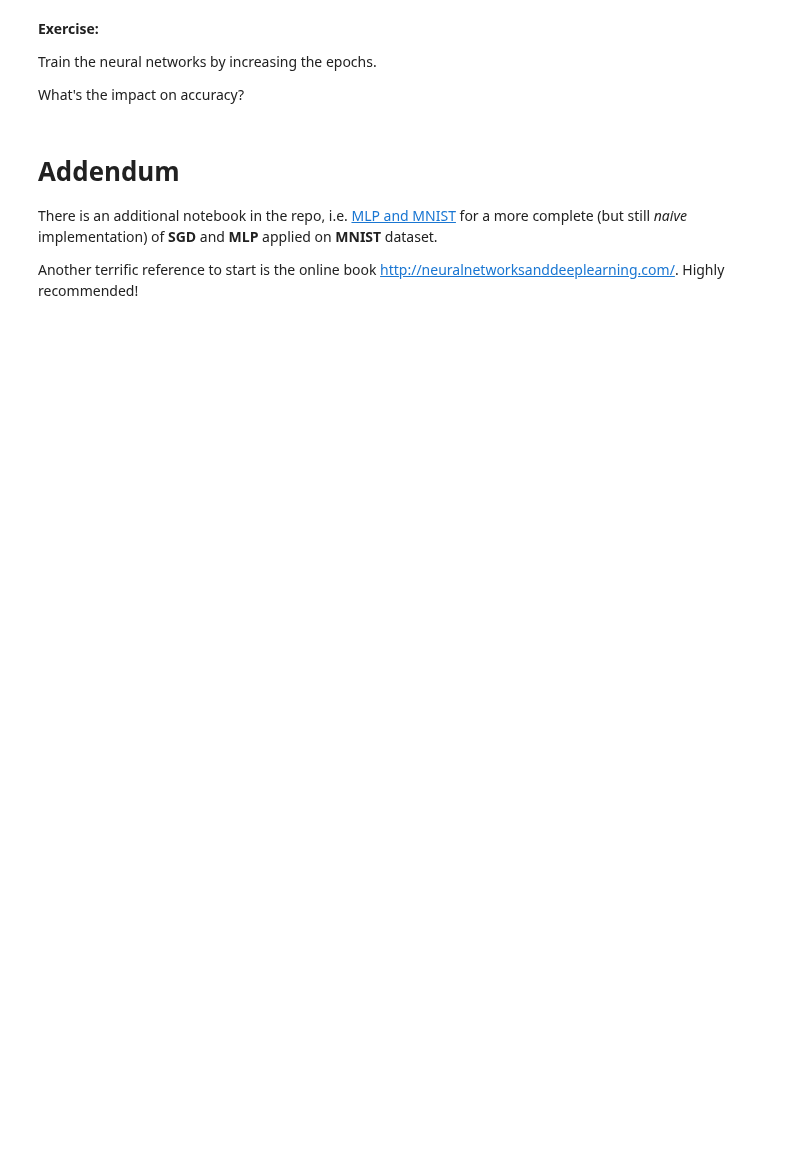
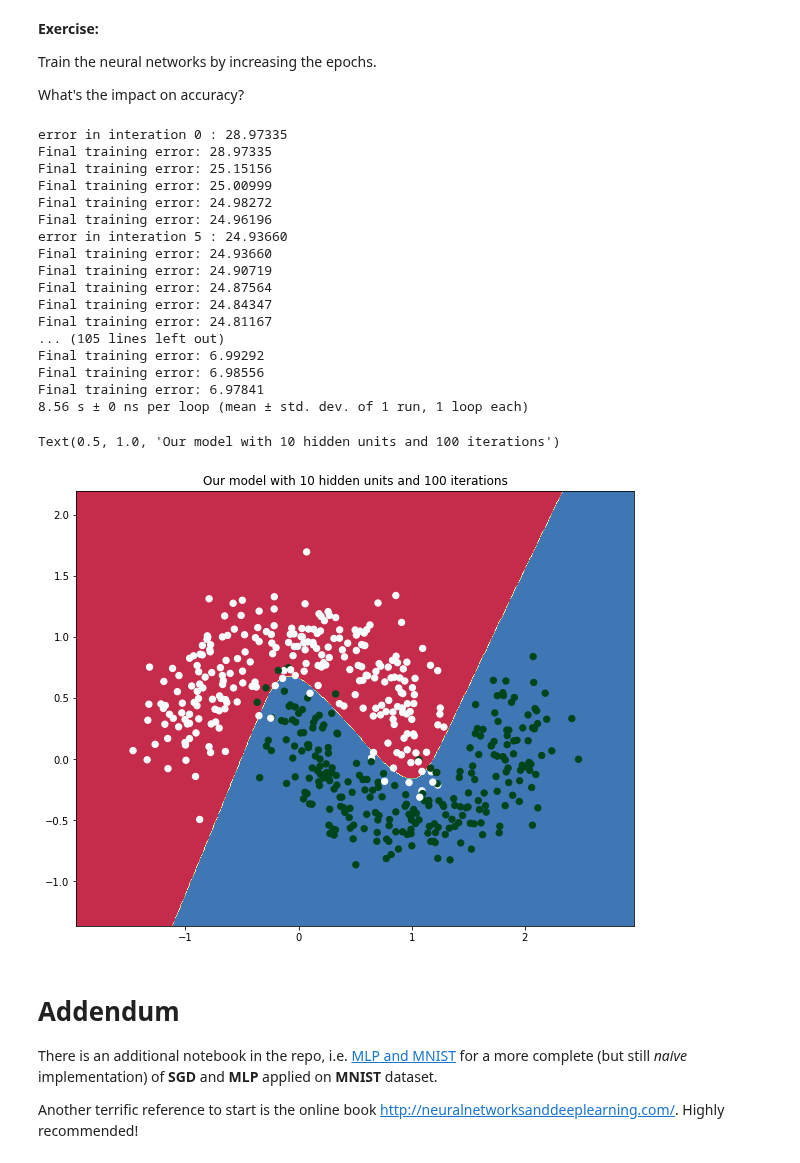
Before and after one commit to leriomaggio/deep-learning-keras-tensorflow, a Jupyter notebook: 1. ANN/1.1 Introduction - Deep Learning and ANN.ipynb, the cells around one changed output. Cells and saved outputs as stored; diff of their text form; code cells hidden in the pictures; blank space fills up the shorter version.

```diff
--- a/1. ANN/1.1 Introduction - Deep Learning and ANN.ipynb
+++ b/1. ANN/1.1 Introduction - Deep Learning and ANN.ipynb
@@ -487,3 +492,29 @@ What's the impact on accuracy?
+# %%
+# %load ../solutions/sol_112.py
+ann = MLP(2, 10, 1)
+%timeit -n 1 -r 1 ann.train(zip(X,y), iterations=100)
+plot_decision_boundary(ann)
+plt.title("Our model with 10 hidden units and 100 iterations")
+# %% [output]
+error in interation 0 : 28.97335
+Final training error: 28.97335
+Final training error: 25.15156
+Final training error: 25.00999
+Final training error: 24.98272
+Final training error: 24.96196
+error in interation 5 : 24.93660
+Final training error: 24.93660
+Final training error: 24.90719
+Final training error: 24.87564
+Final training error: 24.84347
+Final training error: 24.81167
+... (105 lines left out)
+Final training error: 6.99292
+Final training error: 6.98556
+Final training error: 6.97841
+8.56 s ± 0 ns per loop (mean ± std. dev. of 1 run, 1 loop each)
+Text(0.5, 1.0, 'Our model with 10 hidden units and 100 iterations')
+[figure, added]
 # %% [markdown]
 # Addendum
 
```
Also changed, not shown: parts of 5 cells of this notebook.
